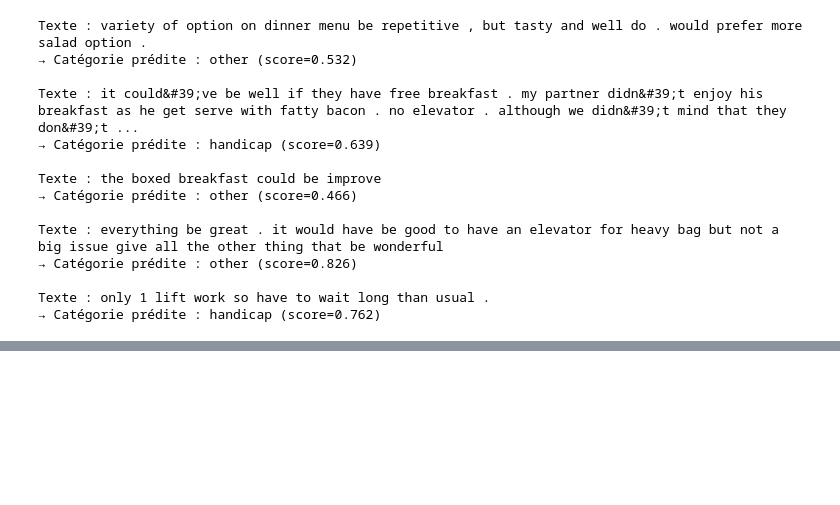
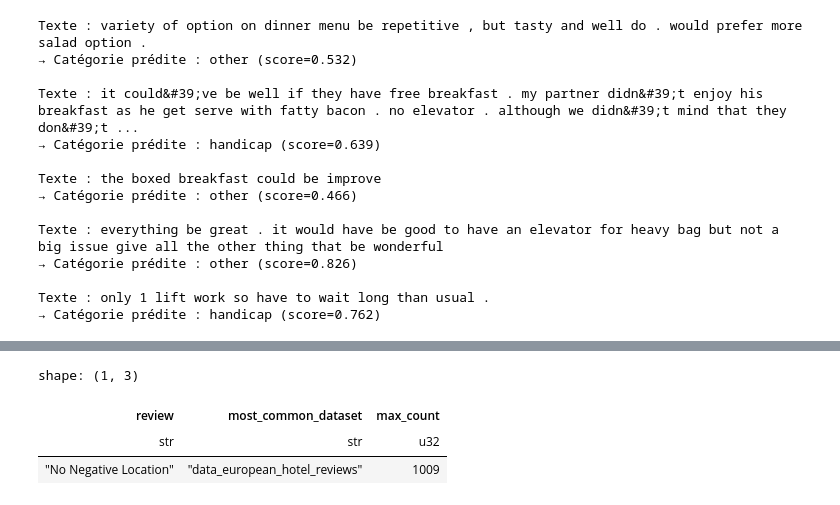
Before and after one commit to AlbinMorisseau/large-project, a Jupyter notebook: notebooks/test.ipynb, the cells around one changed output, grey strips where cells are left out. Cells and saved outputs as stored; diff of their text form; code cells hidden in the pictures; blank space fills up the shorter version.

```diff
--- a/notebooks/test.ipynb
+++ b/notebooks/test.ipynb
@@ -95,0 +146,9 @@ Texte : only 1 lift work so have to wait long than usual .
+# %%
+import polars as pl
+df = pl.read_csv("../data/processed/all_reviews.csv")
+
+# Supprimer les doublons basés uniquement sur la colonne 'review'
+df_unique = df.unique(subset="review")
+
+print(df.shape)
+print(df_unique.shape)
@@ -95,0 +233,23 @@ Texte : only 1 lift work so have to wait long than usual .
+# %%
+import polars as pl
+
+# 1️⃣ Supprimer les reviews vides
+df_non_empty = df.filter(pl.col("review").str.strip_chars() != "")
+
+# 2️⃣ Compter les occurrences de chaque review par dataset
+df_counts = (
+    df_non_empty.group_by(["review", "original_dataset"])
+                .agg(pl.len().alias("count"))
+)
+
+# 3️⃣ Pour chaque review, trouver le dataset où elle apparaît le plus
+df_max_dataset = (
+    df_counts.sort(["review", "count"], descending=[False, True])
+             .group_by("review")
+             .agg([
+                 pl.first("original_dataset").alias("most_common_dataset"),
+                 pl.max("count").alias("max_count")
+             ])
+)
+
+print(df_max_dataset)
@@ -95,0 +274,8 @@ Texte : only 1 lift work so have to wait long than usual .
+# %%
+max_value = df_max_dataset.select(pl.max("max_count")).item()
+df_max_dataset.filter(pl.col("max_count") == max_value)
+# %% [output]
+shape: (1, 3)
+| review | most_common_dataset | max_count |
+| str | str | u32 |
+| "No Negative Location" | "data_european_hotel_reviews" | 1009 |
```
Also changed, not shown: parts of 9 cells of this notebook, 3 other files.
